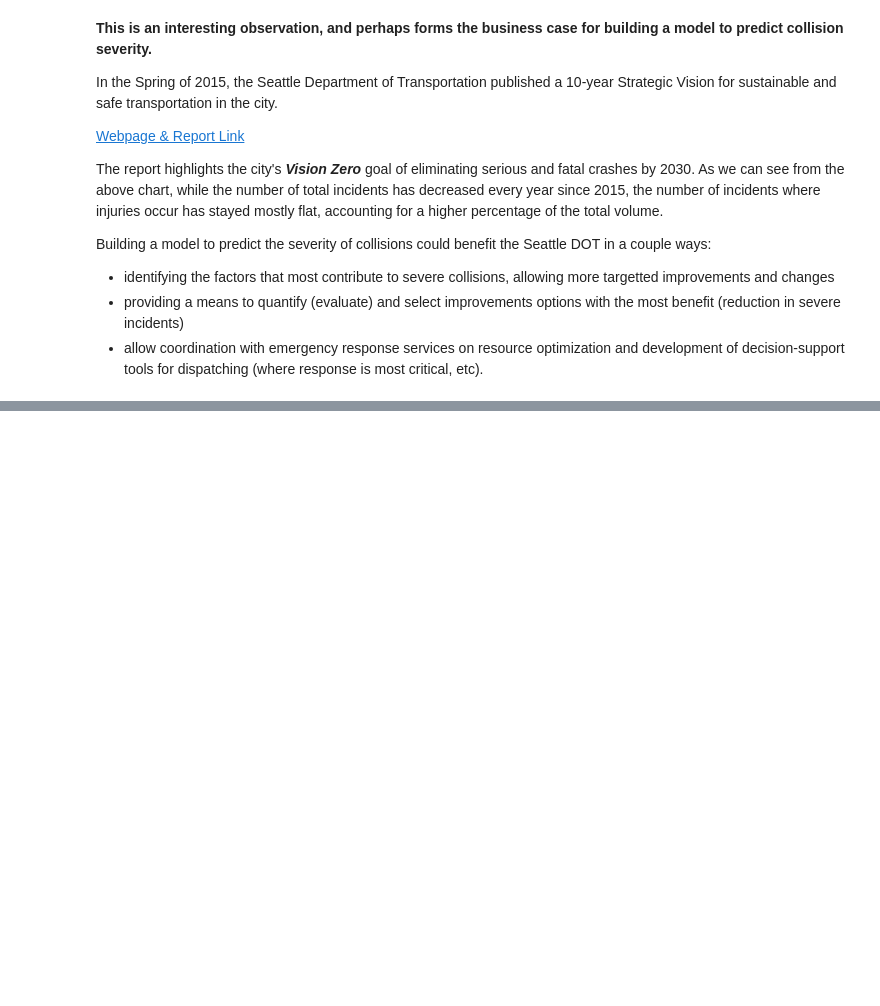
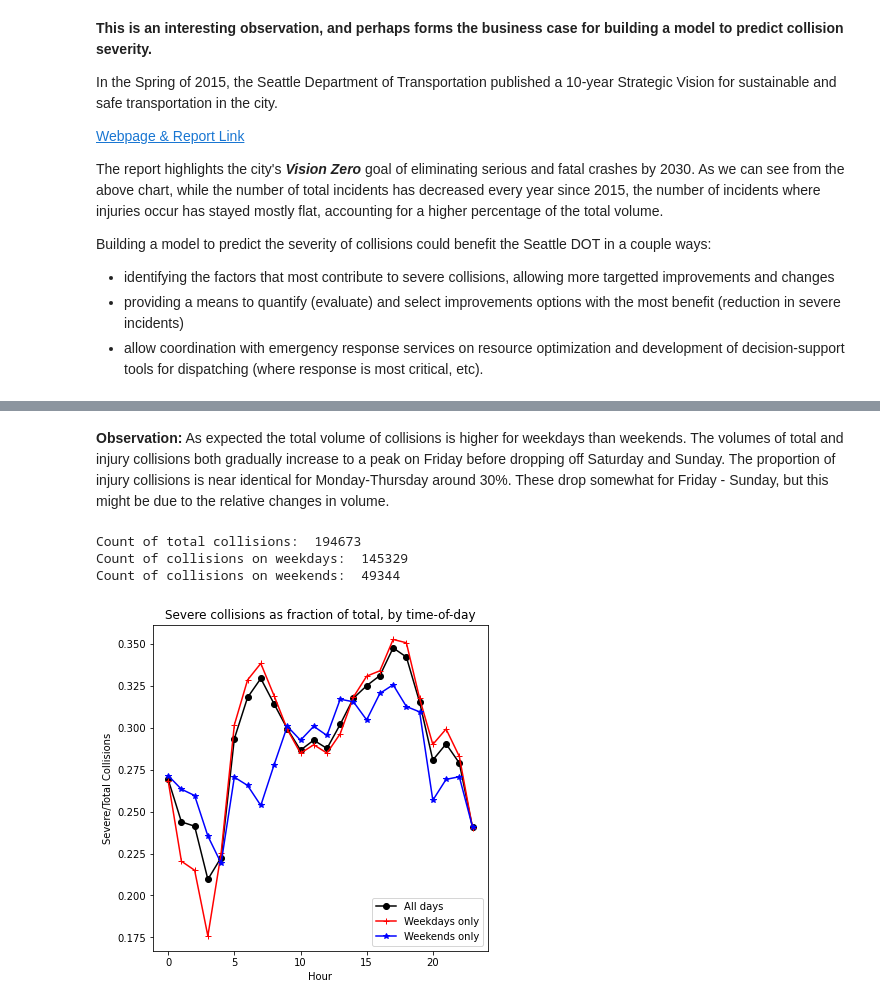
Before and after one commit to samjsteffes/Coursera_Capstone, a Jupyter notebook: capstone_sjsnb.ipynb, the cells around one changed output, grey strips where cells are left out. Cells and saved outputs as stored; diff of their text form; code cells hidden in the pictures; blank space fills up the shorter version.

Commit message:
updated jupyter notebook; committing Intro and Data report sections

```diff
--- a/capstone_sjsnb.ipynb
+++ b/capstone_sjsnb.ipynb
@@ -233,0 +257,52 @@ df_exp.head()
+# %% [markdown]
+__Observation:__ As expected the total volume of collisions is higher for weekdays than weekends. The volumes of total and injury collisions both gradually increase to a peak on Friday before dropping off Saturday and Sunday. The proportion of injury collisions is near identical for Monday-Thursday around 30%. These drop somewhat for Friday - Sunday, but this might be due to the relative changes in volume.
+# %%
+#lets do this same exercise looking at hour of the day
+#generate df grouped by hour of day and severity code, for all days of the week
+df_hour = df_exp.groupby([df_exp.DATETIME.dt.hour,'SEVERITYCODE']).size().unstack(fill_value=0)
+df_hour.reset_index(drop=False,inplace=True)
+#reset the column values
+df_hour.columns = ['Hour','Property','Injury']
+#calculate total sum and proportion of collisions that are severe (involved injury)
+df_hour['Total'] = df_hour['Property'] + df_hour['Injury']
+df_hour['inj_rate'] = df_hour['Injury'] / df_hour['Total']
+
+#generate an identical grouped dataframe, but including only weekdays - want to see if rush-hour impact stands out more
+wkdays = [0,1,2,3,4] #list of values that correspond to Monday-Friday
+df_hour2 = df_exp[df_exp.DATETIME.dt.dayofweek.isin(wkdays)].groupby([df_exp.DATETIME.dt.hour,'SEVERITYCODE']).size().unstack(fill_value=0)
+df_hour2.reset_index(drop=False,inplace=True)
+df_hour2.columns = ['Hour','Property','Injury']
+#calculate total and proportion of injury collisions
+df_hour2['Total'] = df_hour2['Property'] + df_hour2['Injury']
+df_hour2['inj_rate'] = df_hour2['Injury'] / df_hour2['Total']
+
+#generate a third df for only weekend days
+df_hour3 = df_exp[~df_exp.DATETIME.dt.dayofweek.isin(wkdays)].groupby([df_exp.DATETIME.dt.hour,'SEVERITYCODE']).size().unstack(fill_value=0)
+df_hour3.reset_index(drop=False,inplace=True)
+df_hour3.columns = ['Hour','Property','Injury']
+df_hour3['Total'] = df_hour3['Property'] + df_hour3['Injury']
+df_hour3['inj_rate'] = df_hour3['Injury'] / df_hour3['Total']
+
+#print some relevant counts
+print('Count of total collisions: ', df_hour['Total'].sum())
+print('Count of collisions on weekdays: ', df_hour2['Total'].sum())
+print('Count of collisions on weekends: ', df_hour['Total'].sum() - df_hour2['Total'].sum())
+
+#generate a plot to compare the change in proportion of injury collisions by hour of the day
+plt.figure(figsize=(6,6))
+#plot rates including all days of the week in black
+plt.plot('Hour','inj_rate',data=df_hour,marker='o',color='k')
+#plot rates for only weekdays in red
+plt.plot('Hour','inj_rate',data=df_hour2,marker='+',color='r')
+#plot rates for only weekends in blue
+plt.plot('Hour','inj_rate',data=df_hour3,marker='*',color='b')
+plt.title('Severe collisions as fraction of total, by time-of-day')
+plt.xlabel('Hour')
+plt.ylabel('Severe/Total Collisions')
+plt.legend(['All days','Weekdays only','Weekends only'],loc=4)
+plt.show()
+# %% [output]
+Count of total collisions:  194673
+Count of collisions on weekdays:  145329
+Count of collisions on weekends:  49344
+[figure, added]
```
Also changed, not shown: parts of 48 cells of this notebook, 2 other files.
